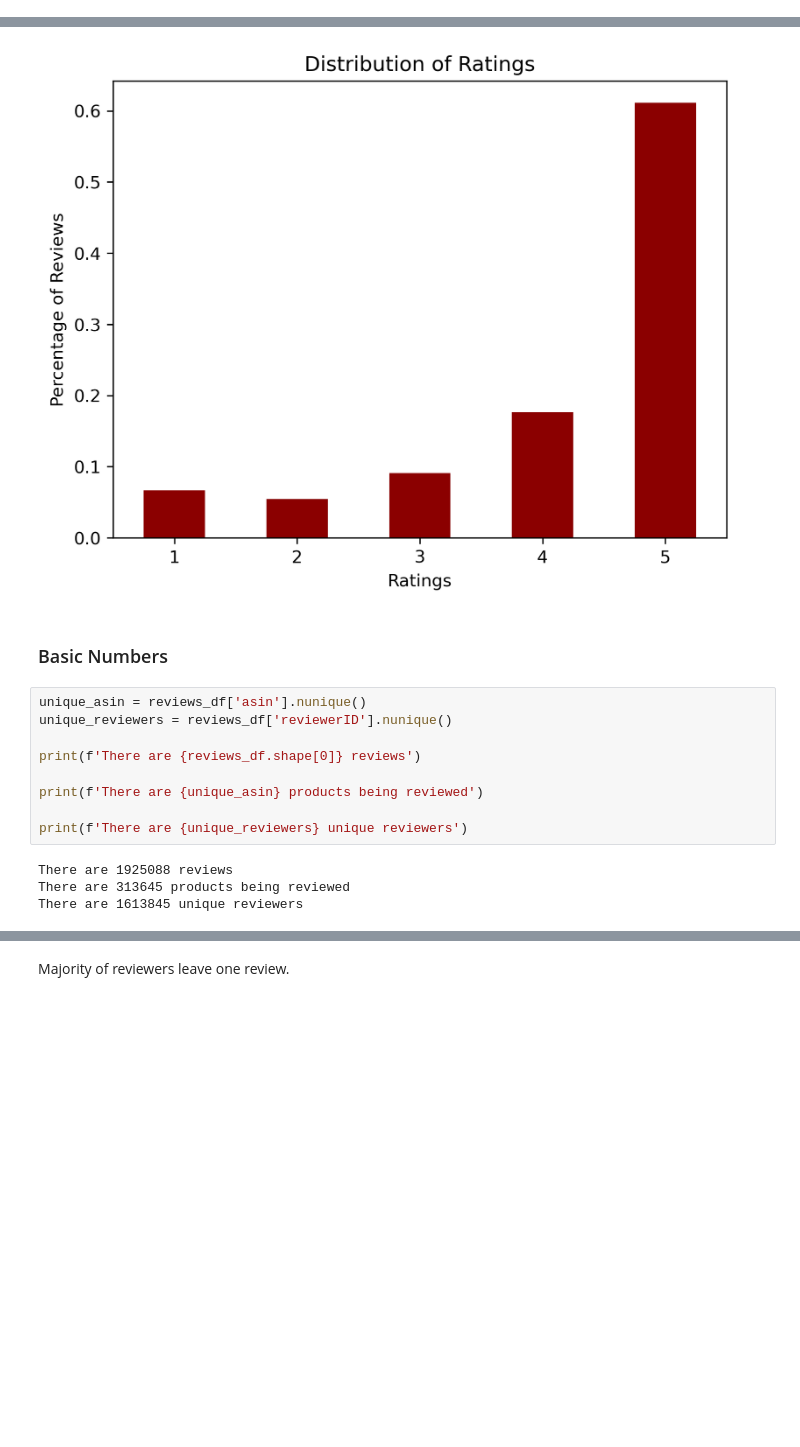
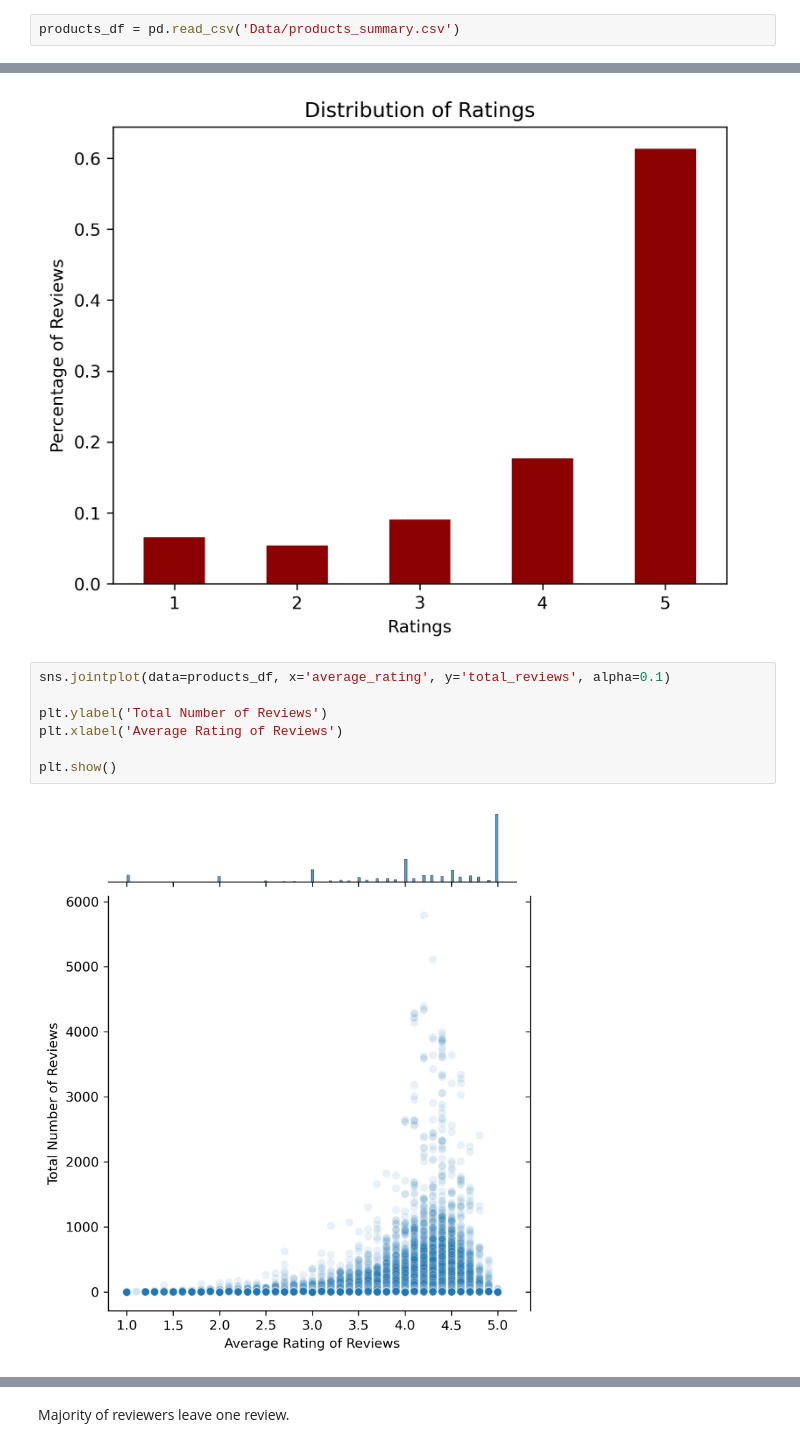
Before and after one commit to mkelsayed/ClothingRecommendationSystem, a Jupyter notebook: reviews_loading_preprocessing.ipynb, the cells around one changed output, grey strips where cells are left out. Cells and saved outputs as stored; diff of their text form; blank space fills up the shorter version.

```diff
--- a/reviews_loading_preprocessing.ipynb
+++ b/reviews_loading_preprocessing.ipynb
@@ -405,5 +410,7 @@ products_df.head()
 # %%
 # saving new products data
 products_df.to_csv('Data/products_summary.csv', index=False)
+# %%
+products_df = pd.read_csv('Data/products_summary.csv')
 # %% [markdown]
 ## Data Visualizations <a id='visualizations'></a>
@@ -421,18 +445,12 @@ plt.ylabel('Percentage of Reviews')
 plt.show()
 # %% [output]
 [figure]
-# %% [markdown]
-### Basic Numbers
-# %%
-unique_asin = reviews_df['asin'].nunique()
-unique_reviewers = reviews_df['reviewerID'].nunique()
-
-print(f'There are {reviews_df.shape[0]} reviews')
-
-print(f'There are {unique_asin} products being reviewed')
-
-print(f'There are {unique_reviewers} unique reviewers')
-# %% [output]
-There are 1925088 reviews
-There are 313645 products being reviewed
-There are 1613845 unique reviewers
+# %%
+sns.jointplot(data=products_df, x='average_rating', y='total_reviews', alpha=0.1)
+
+plt.ylabel('Total Number of Reviews')
+plt.xlabel('Average Rating of Reviews')
+
+plt.show()
+# %% [output]
+[figure, added]
```
Also changed, not shown: parts of 38 cells of this notebook.
